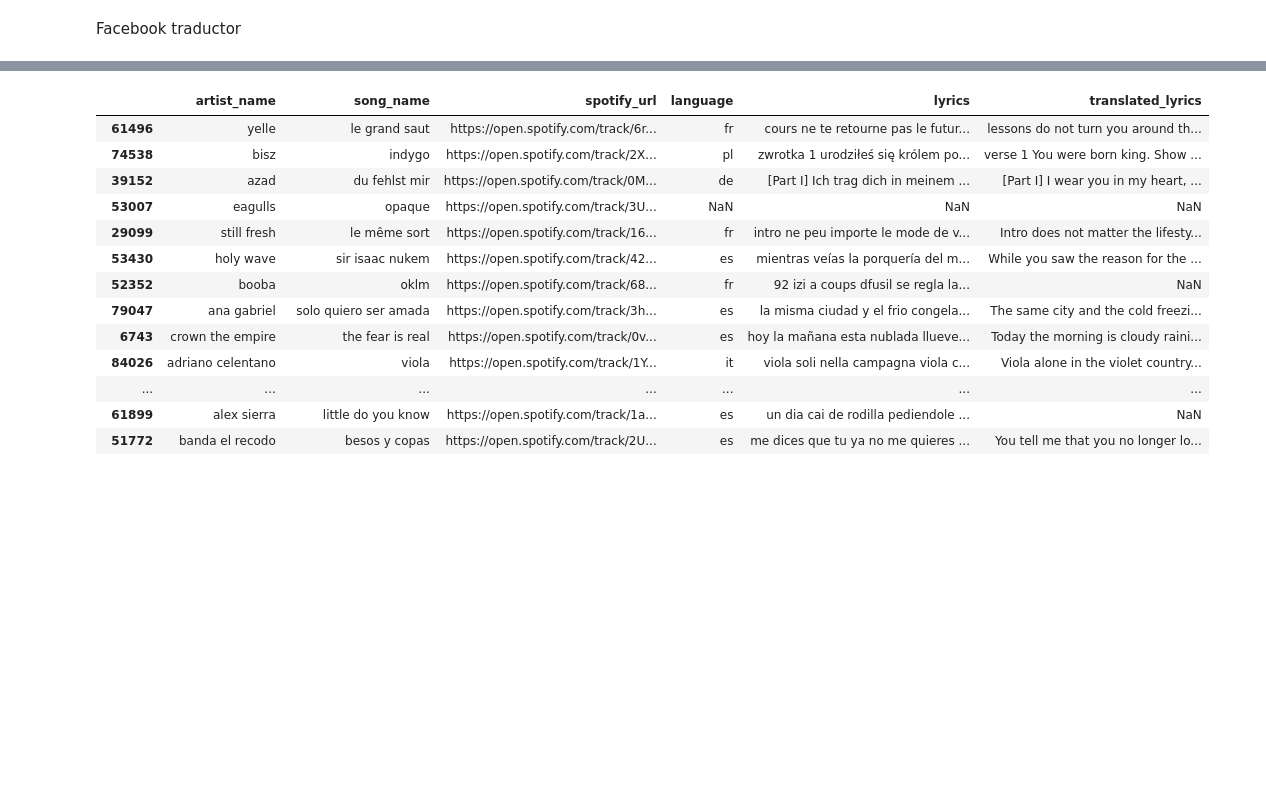
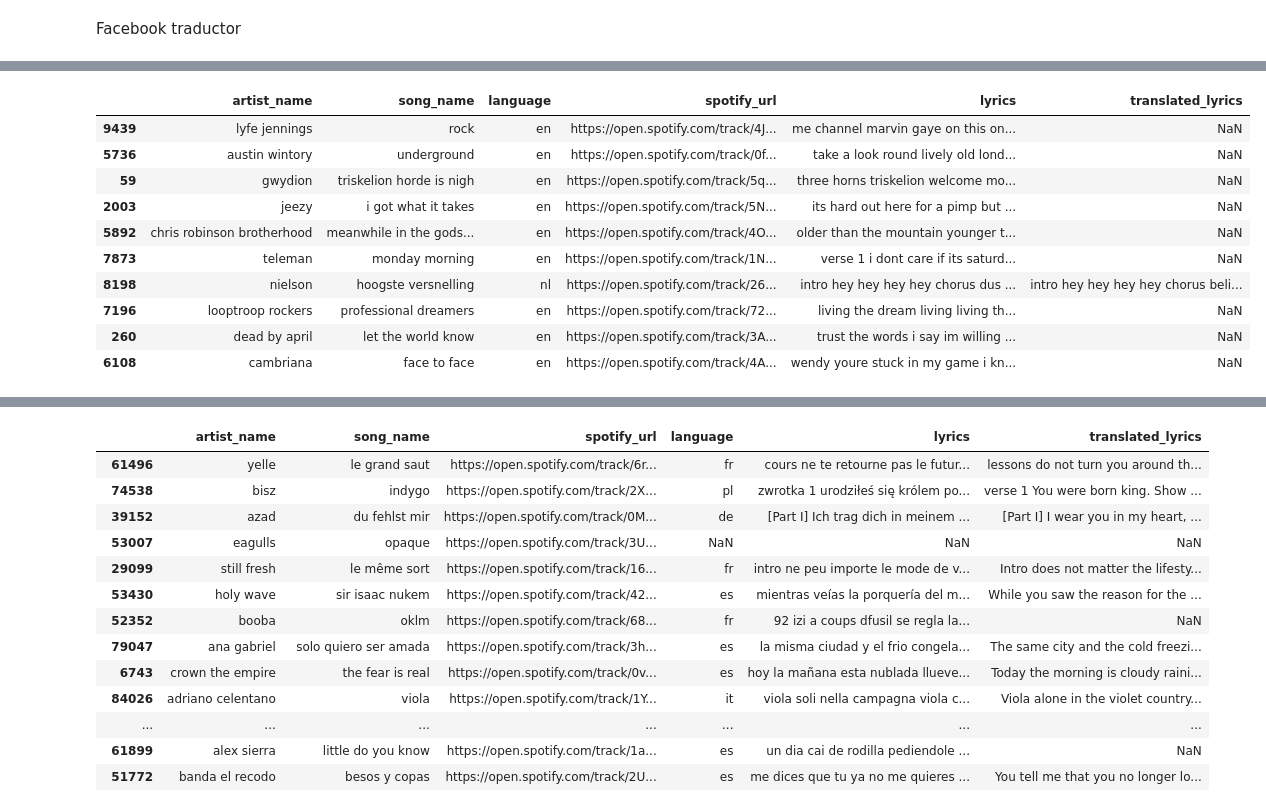
Before and after one commit to mezcolantriz/MoodTune, a Jupyter notebook: functions/1- get_data_from_songs/7 - Detectar idioma y traducir.ipynb, the cells around one changed output, grey strips where cells are left out. Saved outputs shown, nothing was run; the diff lists cells and outputs as text; code cells hidden in the pictures; blank space fills up the shorter version.

```diff
--- a/functions/1- get_data_from_songs/7 - Detectar idioma y traducir.ipynb
+++ b/functions/1- get_data_from_songs/7 - Detectar idioma y traducir.ipynb
@@ -468,0 +796,18 @@ Primeras filas del DataFrame filtrado (idioma no inglés):
+# %%
+# ejemplos con nombre artista, nombre canción, url spotify letra, letra traducida
+file = r"C:\Users\solan\MoodTune\data\procesado\0_spoti_last_traduc_filtered.csv"
+df = pd.read_csv(file)
+# ejemplos con nombre artista, nombre canción, url spotify letra, letra traducida
+df[['artist_name', 'song_name', 'language', 'spotify_url', 'lyrics', 'translated_lyrics']].sample(10)
+# %% [output]
+|  | artist_name | song_name | language | spotify_url | lyrics | translated_lyrics |
+| 9439 | lyfe jennings | rock | en | https://open.spotify.com/track/4J... | me channel marvin gaye on this on... | NaN |
+| 5736 | austin wintory | underground | en | https://open.spotify.com/track/0f... | take a look round lively old lond... | NaN |
+| 59 | gwydion | triskelion horde is nigh | en | https://open.spotify.com/track/5q... | three horns triskelion welcome mo... | NaN |
+| 2003 | jeezy | i got what it takes | en | https://open.spotify.com/track/5N... | its hard out here for a pimp but ... | NaN |
+| 5892 | chris robinson brotherhood | meanwhile in the gods... | en | https://open.spotify.com/track/4O... | older than the mountain younger t... | NaN |
+| 7873 | teleman | monday morning | en | https://open.spotify.com/track/1N... | verse 1 i dont care if its saturd... | NaN |
+| 8198 | nielson | hoogste versnelling | nl | https://open.spotify.com/track/26... | intro hey hey hey hey chorus dus ... | intro hey hey hey hey chorus beli... |
+| 7196 | looptroop rockers | professional dreamers | en | https://open.spotify.com/track/72... | living the dream living living th... | NaN |
+| 260 | dead by april | let the world know | en | https://open.spotify.com/track/3A... | trust the words i say im willing ... | NaN |
+| 6108 | cambriana | face to face | en | https://open.spotify.com/track/4A... | wendy youre stuck in my game i kn... | NaN |
```
Also changed, not shown: parts of 21 cells of this notebook, 9 other files.
